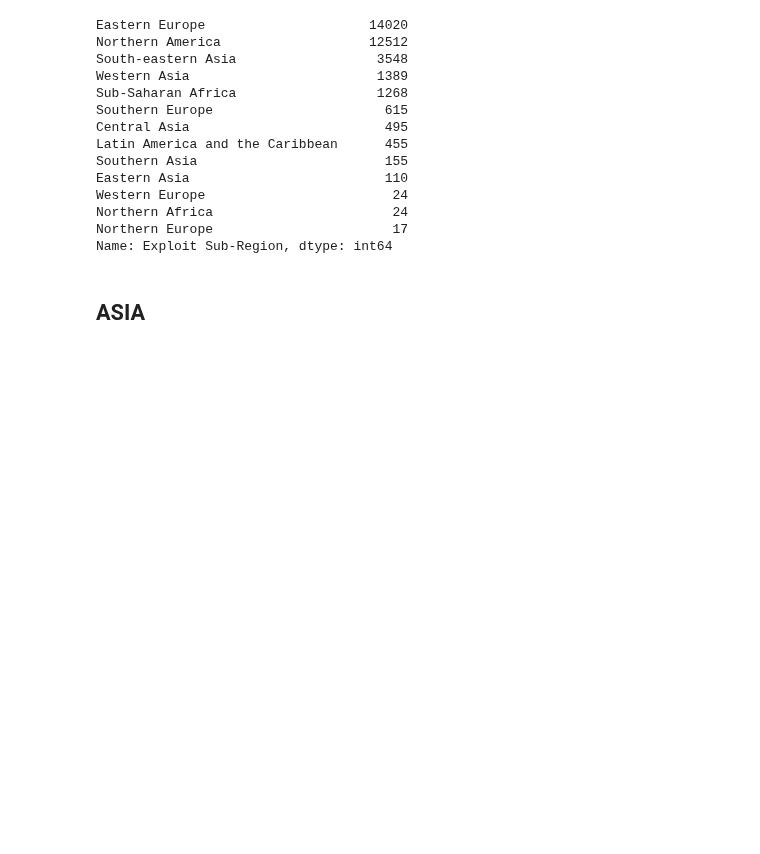
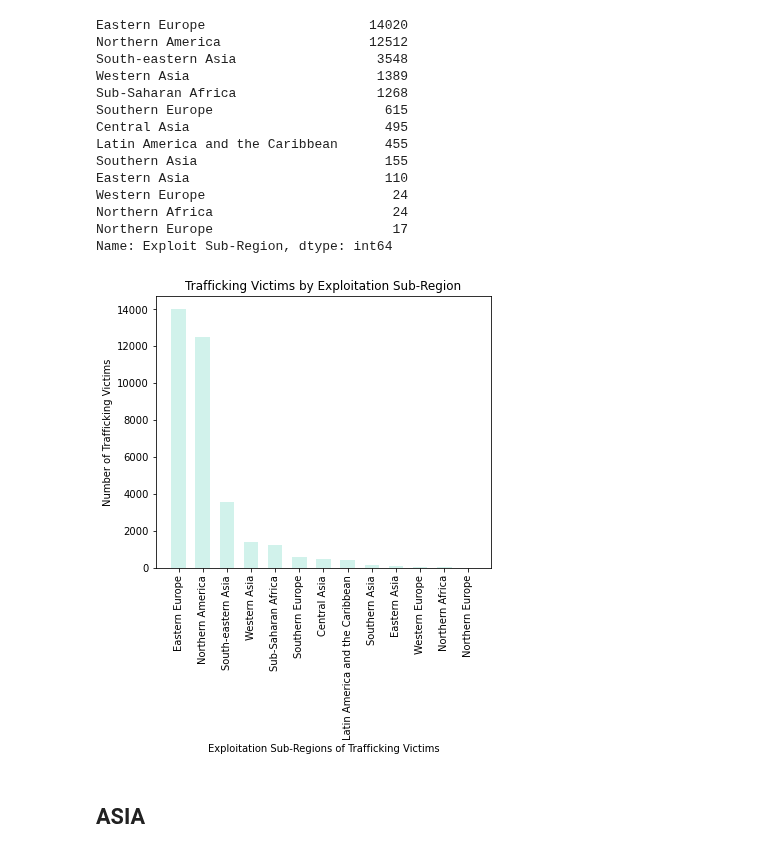
Before and after one commit to saronraut/Human-Trafficking-Awareness, a Jupyter notebook: Liz_working_files/Exploited.ipynb, the cells around one changed output. Saved outputs shown, nothing was run; the diff lists cells and outputs as text; code cells hidden in the pictures; blank space fills up the shorter version.

```diff
--- a/Liz_working_files/Exploited.ipynb
+++ b/Liz_working_files/Exploited.ipynb
@@ -119,6 +119,24 @@ Western Europe                        24
 Northern Africa                       24
 Northern Europe                       17
 Name: Exploit Sub-Region, dtype: int64
+# %%
+data = {'Eastern Europe' : 14020, 'Northern America': 12512, 'South-eastern Asia' : 3548, 'Western Asia': 1389, 'Sub-Saharan Africa': 1268,
+       'Southern Europe': 614, 'Central Asia': 495, 'Latin America and the Caribbean': 455, 'Southern Asia': 155, 'Eastern Asia' : 110,
+       'Western Europe':24, 'Northern Africa': 24, 'Northern Europe': 17 }
+subreg = list(data.keys())
+subcounts = list(data.values())
+
+fig = plt.figure(figsize = (6, 5))
+
+plt.bar(subreg, subcounts, color = '#D1F2EB', width = 0.6)
+plt.xlabel('Exploitation Sub-Regions of Trafficking Victims')
+plt.ylabel('Number of Trafficking Victims')
+plt.title("Trafficking Victims by Exploitation Sub-Region")
+plt.xticks(rotation=90)
+plt.savefig("Images/exploit_subregion_bar.png")
+plt.show()
+# %% [output]
+[figure, added]
 # %% [markdown]
 ## ASIA
 # %%
```
Also changed, not shown: 8 other files.
